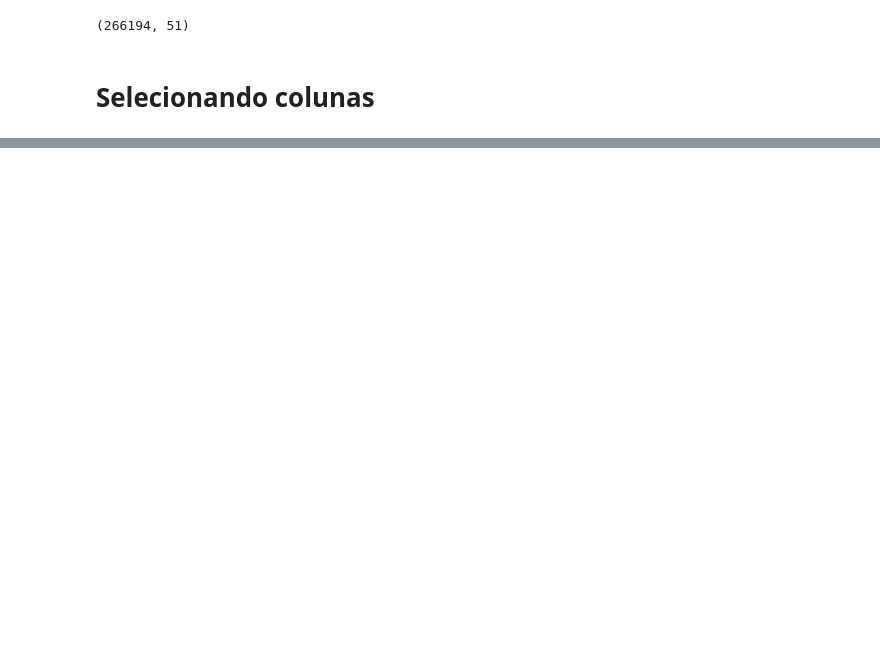
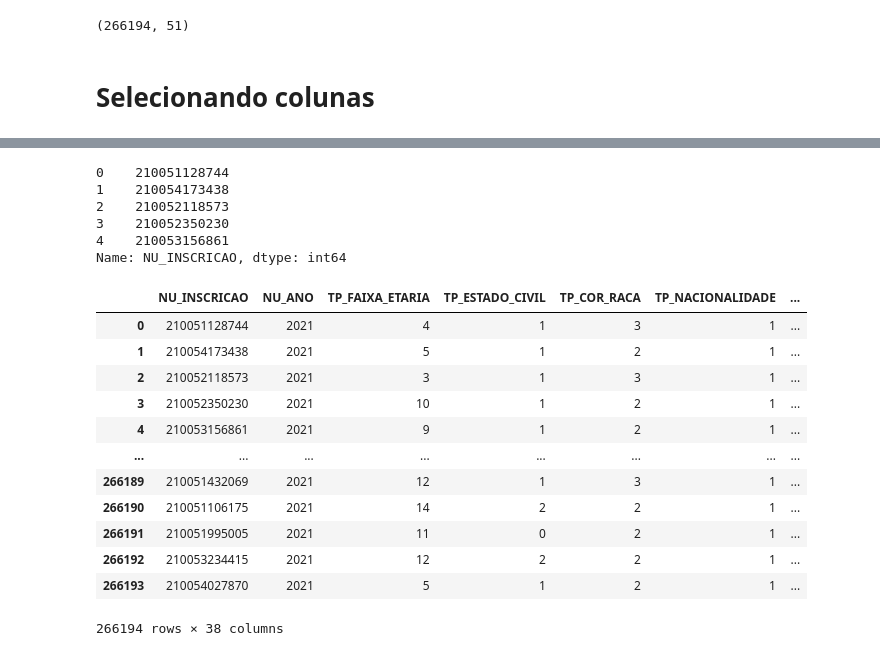
Before and after one commit to JevertonFlores/DA_python_dados_enem, a Jupyter notebook: Data_Analytics_Data_Viking.ipynb, the cells around one changed output, grey strips where cells are left out. Drawn from its saved outputs; the diff is of its cells as text; code cells hidden in the pictures; blank space fills up the shorter version.

```diff
--- a/Data_Analytics_Data_Viking.ipynb
+++ b/Data_Analytics_Data_Viking.ipynb
@@ -87,0 +143,32 @@ df.nunique().sort_values(ascending = True)
+# %%
+# Selecionar colunas pela posição
+
+df.iloc[:, 0]   # Selecionando todas as linhas da coluna de posição 0
+
+df.iloc[0:5, 0]   # Selecionando as cinco primeiras linhas da coluna de posição 0
+# %% [output]
+0    210051128744
+1    210054173438
+2    210052118573
+3    210052350230
+4    210053156861
+Name: NU_INSCRICAO, dtype: int64
+# %%
+# Selecionando colunas numéricas
+# Com a função select_dtypes() podemos selecionar as colunas pelo data type delas
+
+df.select_dtypes(include = [int, float])
+# %% [output]
+|  | NU_INSCRICAO | NU_ANO | TP_FAIXA_ETARIA | TP_ESTADO_CIVIL | TP_COR_RACA | TP_NACIONALIDADE | ... |
+| 0 | 210051128744 | 2021 | 4 | 1 | 3 | 1 | ... |
+| 1 | 210054173438 | 2021 | 5 | 1 | 2 | 1 | ... |
+| 2 | 210052118573 | 2021 | 3 | 1 | 3 | 1 | ... |
+| 3 | 210052350230 | 2021 | 10 | 1 | 2 | 1 | ... |
+| 4 | 210053156861 | 2021 | 9 | 1 | 2 | 1 | ... |
+| ... | ... | ... | ... | ... | ... | ... | ... |
+| 266189 | 210051432069 | 2021 | 12 | 1 | 3 | 1 | ... |
+| 266190 | 210051106175 | 2021 | 14 | 2 | 2 | 1 | ... |
+| 266191 | 210051995005 | 2021 | 11 | 0 | 2 | 1 | ... |
+| 266192 | 210053234415 | 2021 | 12 | 2 | 2 | 1 | ... |
+| 266193 | 210054027870 | 2021 | 5 | 1 | 2 | 1 | ... |
+266194 rows × 38 columns
```
Also changed, not shown: parts of 10 cells of this notebook.
